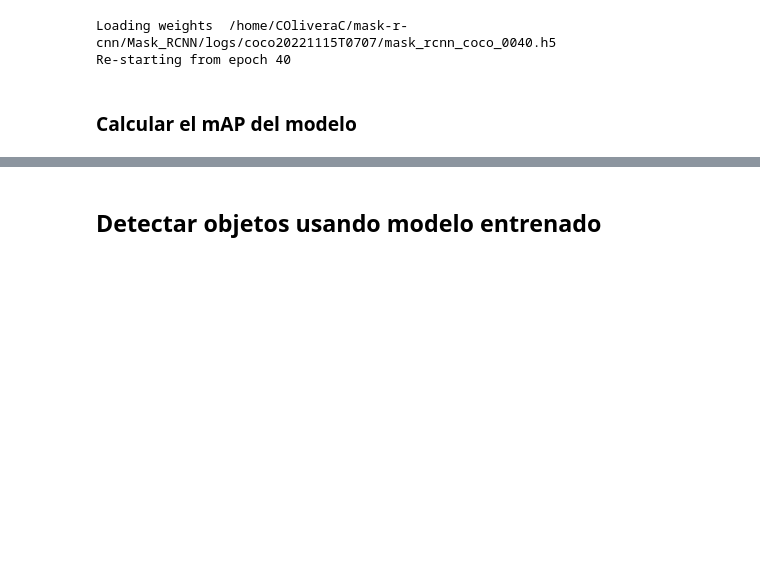
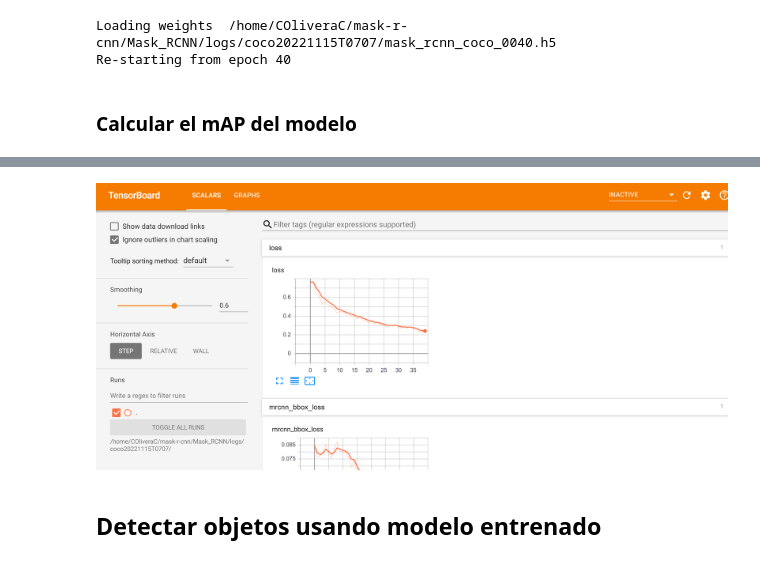
Before and after one commit to jmauriciopucp/mrcnn-grupo6_dl, a Jupyter notebook: 1. Entrenamiento del modelo.ipynb, the cells around one changed output, grey strips where cells are left out. Saved outputs shown, nothing was run; the diff lists cells and outputs as text; code cells hidden in the pictures; blank space fills up the shorter version.

```diff
--- a/1. Entrenamiento del modelo.ipynb
+++ b/1. Entrenamiento del modelo.ipynb
@@ -2691,3 +2694,8 @@ Para visualizar las métricas ejecutar el comando en la terminal
+# %%
+from IPython.display import Image
+Image(filename='imagen1.png')
+# %% [output]
+[figure, added]
 # %% [markdown]
 ## Detectar objetos usando modelo entrenado
 # %%
```
Also changed, not shown: parts of 12 cells of this notebook.
